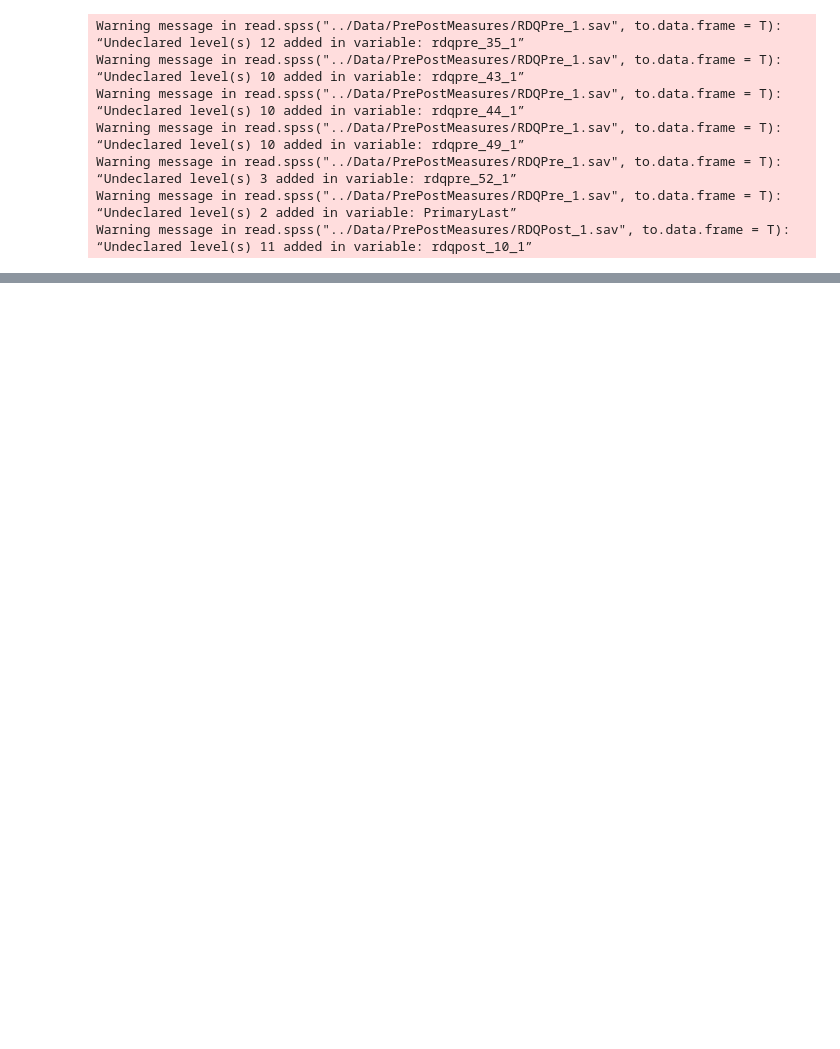
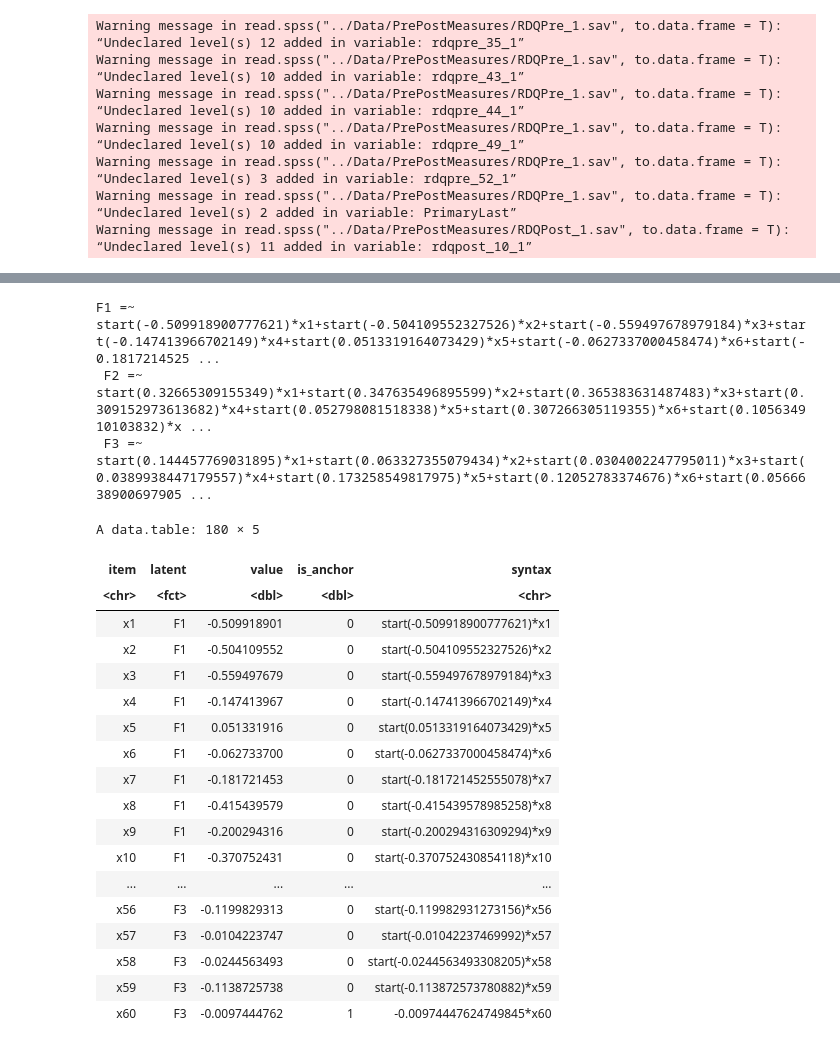
Before and after one commit to sin-ying-lin/phpTxOutcome, a Jupyter notebook: Code/rdqStructure.ipynb, the cells around one changed output, grey strips where cells are left out. Cells and saved outputs as stored; diff of their text form; code cells hidden in the pictures; blank space fills up the shorter version.

Commit message:
ESEM

```diff
--- a/Code/rdqStructure.ipynb
+++ b/Code/rdqStructure.ipynb
@@ -196,0 +99,6 @@ Model Test User Model:
+# %%
+rdqPreFaLoadings = as.data.frame(matrix(rdqPreFa$loadings, nrow = 60, ncol = 3))
+names(rdqPreFaLoadings) = c('F1', 'F2', 'F3')
+rdqPreFaLoadings$item = paste0('x',c(1:60))
+rdqPreFaLoadings4ESEM <- melt(rdqPreFaLoadings, "item", variable.name = "latent")
+rdqPreFaLoadings4ESEM
@@ -196,0 +127,54 @@ Model Test User Model:
+# %%
+anchors <- c(F1 = "x60", F2 = "x15", F3 = 'x51')
+# %%
+rdqPreFaLoadings4ESEM = as.data.table(rdqPreFaLoadings4ESEM)
+# %%
+make_esem_model <- function (loadings_dt, anchors){
+
+  # make is_anchor variable
+  loadings_dt[, is_anchor := 0]
+  for (l in names(anchors)) loadings_dt[latent != l & item == anchors[l], is_anchor := 1]
+
+  # make syntax column per item; syntax is different depending on is_anchor
+  loadings_dt[is_anchor == 0, syntax := paste0("start(",value,")*", item)]
+  loadings_dt[is_anchor == 1, syntax := paste0(value,"*", item)]
+
+  #Make syntax for each latent variable
+   each_syntax <- function (l){
+    paste(l, "=~", paste0(loadings_dt[latent == l, syntax], collapse = "+"),"\n")
+   }
+
+   # Put all syntaxes together
+   paste(sapply(unique(loadings_dt$latent), each_syntax), collapse = " ")
+}
+
+
+#make model
+esem_model <- make_esem_model(rdqPreFaLoadings4ESEM, anchors)
+#print model
+writeLines(esem_model)
+
+rdqPreFaLoadings4ESEM
+# %% [output]
+F1 =~ start(-0.509918900777621)*x1+start(-0.504109552327526)*x2+start(-0.559497678979184)*x3+start(-0.147413966702149)*x4+start(0.0513319164073429)*x5+start(-0.0627337000458474)*x6+start(-0.1817214525 ...
+ F2 =~ start(0.32665309155349)*x1+start(0.347635496895599)*x2+start(0.365383631487483)*x3+start(0.309152973613682)*x4+start(0.052798081518338)*x5+start(0.307266305119355)*x6+start(0.105634910103832)*x ...
+ F3 =~ start(0.144457769031895)*x1+start(0.063327355079434)*x2+start(0.0304002247795011)*x3+start(0.0389938447179557)*x4+start(0.173258549817975)*x5+start(0.12052783374676)*x6+start(0.0566638900697905 ...
+A data.table: 180 × 5
+| item | latent | value | is_anchor | syntax |
+| <chr> | <fct> | <dbl> | <dbl> | <chr> |
+| x1 | F1 | -0.509918901 | 0 | start(-0.509918900777621)*x1 |
+| x2 | F1 | -0.504109552 | 0 | start(-0.504109552327526)*x2 |
+| x3 | F1 | -0.559497679 | 0 | start(-0.559497678979184)*x3 |
+| x4 | F1 | -0.147413967 | 0 | start(-0.147413966702149)*x4 |
+| x5 | F1 | 0.051331916 | 0 | start(0.0513319164073429)*x5 |
+| x6 | F1 | -0.062733700 | 0 | start(-0.0627337000458474)*x6 |
+| x7 | F1 | -0.181721453 | 0 | start(-0.181721452555078)*x7 |
+| x8 | F1 | -0.415439579 | 0 | start(-0.415439578985258)*x8 |
+| x9 | F1 | -0.200294316 | 0 | start(-0.200294316309294)*x9 |
+| x10 | F1 | -0.370752431 | 0 | start(-0.370752430854118)*x10 |
+| ... | ... | ... | ... | ... |
+| x56 | F3 | -0.1199829313 | 0 | start(-0.119982931273156)*x56 |
+| x57 | F3 | -0.0104223747 | 0 | start(-0.01042237469992)*x57 |
+| x58 | F3 | -0.0244563493 | 0 | start(-0.0244563493308205)*x58 |
+| x59 | F3 | -0.1138725738 | 0 | start(-0.113872573780882)*x59 |
+| x60 | F3 | -0.0097444762 | 1 | -0.00974447624749845*x60 |
```
Also changed, not shown: parts of 35 cells of this notebook, 8 other files.
